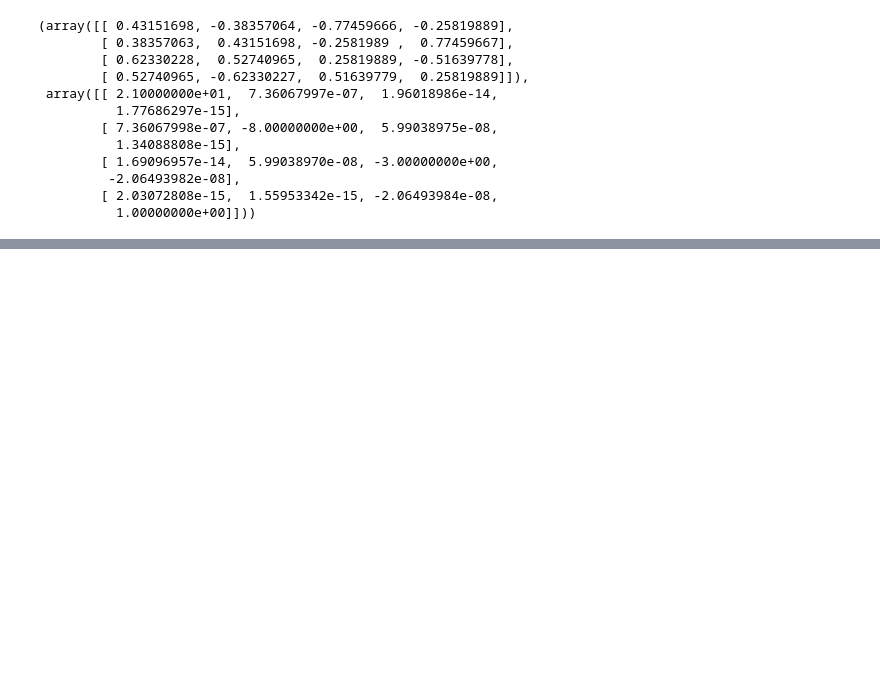
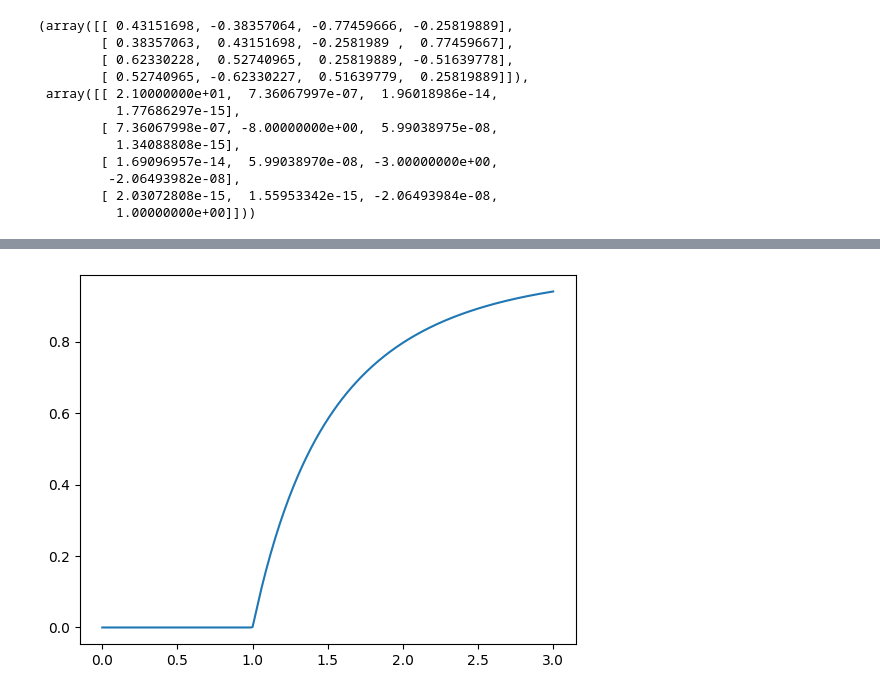
Before and after one commit to KonoEmllikDa/Fisica-Computacional, a Jupyter notebook: Física Computacional.ipynb, the cells around one changed output, grey strips where cells are left out. Saved outputs shown, nothing was run; the diff lists cells and outputs as text; code cells hidden in the pictures; blank space fills up the shorter version.

```diff
--- a/Física Computacional.ipynb
+++ b/Física Computacional.ipynb
@@ -965,0 +1137,10 @@ Eigen(A,1e-6)
+# %%
+def relaxation(f,errmin,x=1):
+    while True:
+        x, err = f(x), abs(f(x)-x)
+        if (err < errmin).all():
+            return x
+# %%
+plotfunc(0,3,301,lambda c : relaxation(lambda x: 1-np.exp(-c*x),1e-6))
+# %% [output]
+[figure, added]
```
Also changed, not shown: parts of 61 cells of this notebook.
